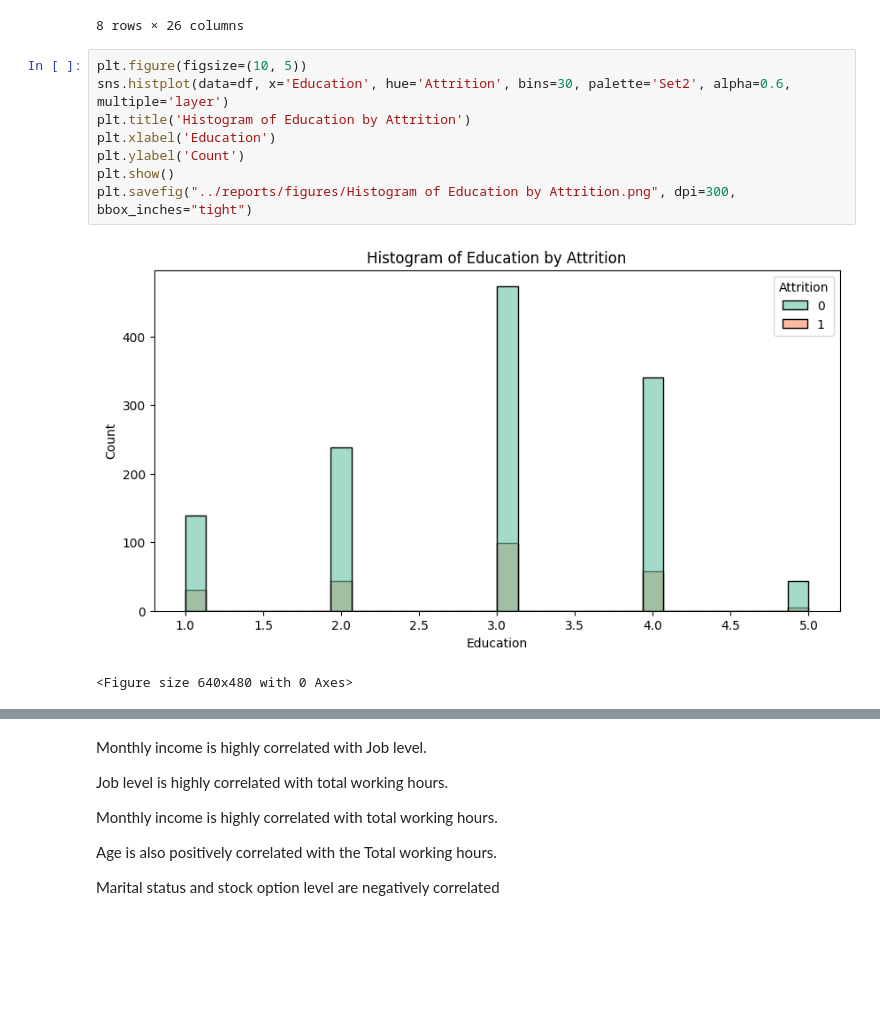
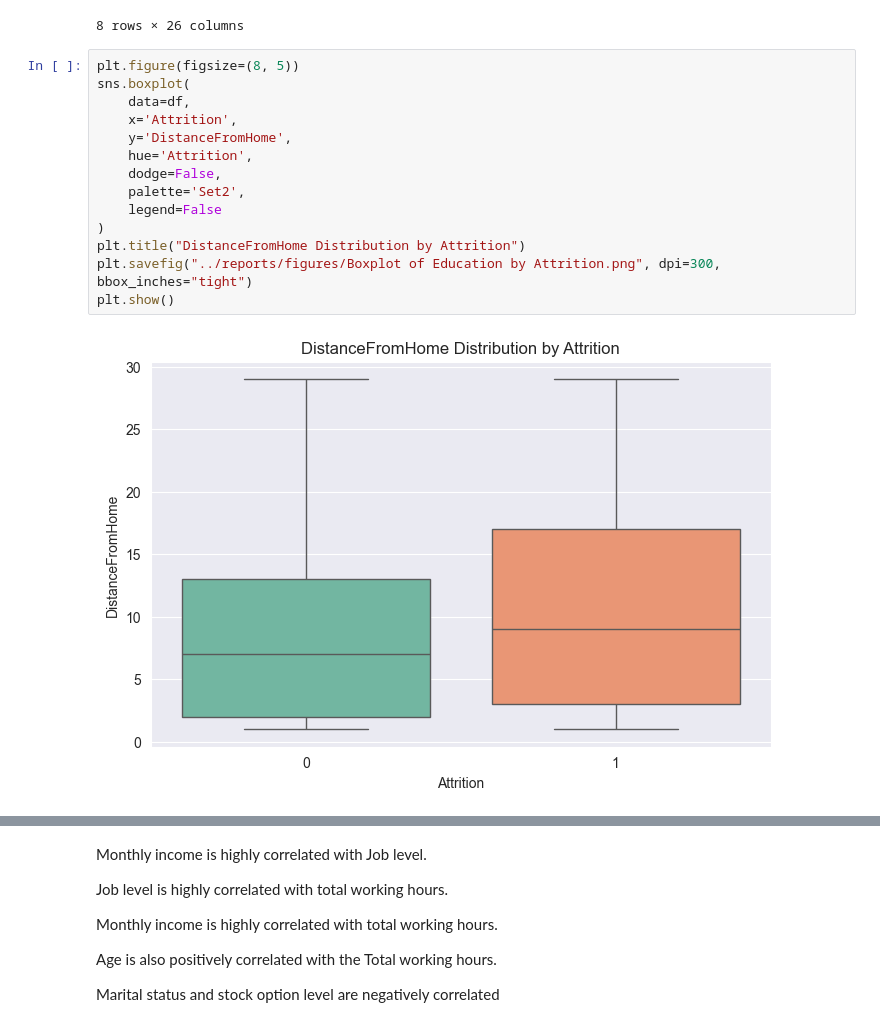
Before and after one commit to Muji-G/Employee-Attrition-Analysis, a Jupyter notebook: Notebooks/Exploratory_Data_Analysis.ipynb, the cells around one changed output, grey strips where cells are left out. Saved outputs shown, nothing was run; the diff lists cells and outputs as text; blank space fills up the shorter version.

Commit message:
Changed Reports
The reports were saved as white png

```diff
--- a/Notebooks/Exploratory_Data_Analysis.ipynb
+++ b/Notebooks/Exploratory_Data_Analysis.ipynb
@@ -23,16 +23,21 @@ df.describe()
 | max | 60.000000 | 1.000000 | 1499.000000 | 29.000000 | 5.000000 | 4.000000 | 100.000000 | ... |
 8 rows × 26 columns
 # %%
-plt.figure(figsize=(10, 5))
-sns.histplot(data=df, x='Education', hue='Attrition', bins=30, palette='Set2', alpha=0.6, multiple='layer')
-plt.title('Histogram of Education by Attrition')
-plt.xlabel('Education')
-plt.ylabel('Count')
+plt.figure(figsize=(8, 5))
+sns.boxplot(
+    data=df,
+    x='Attrition',
+    y='DistanceFromHome',
+    hue='Attrition',
+    dodge=False,
+    palette='Set2',
+    legend=False
+)
+plt.title("DistanceFromHome Distribution by Attrition")
+plt.savefig("../reports/figures/Boxplot of Education by Attrition.png", dpi=300, bbox_inches="tight")
 plt.show()
-plt.savefig("../reports/figures/Histogram of Education by Attrition.png", dpi=300, bbox_inches="tight")
 # %% [output]
-[figure, old version]
+[figure, new version]
-<Figure size 640x480 with 0 Axes>
 # %%
 plt.figure(figsize=(10, 5))
 sns.histplot(data=df, x='RelationshipSatisfaction', hue='Attrition', bins=30, palette='Set2', alpha=0.6, multiple='layer')
```
Also changed, not shown: parts of 14 cells of this notebook, 14 other files.
